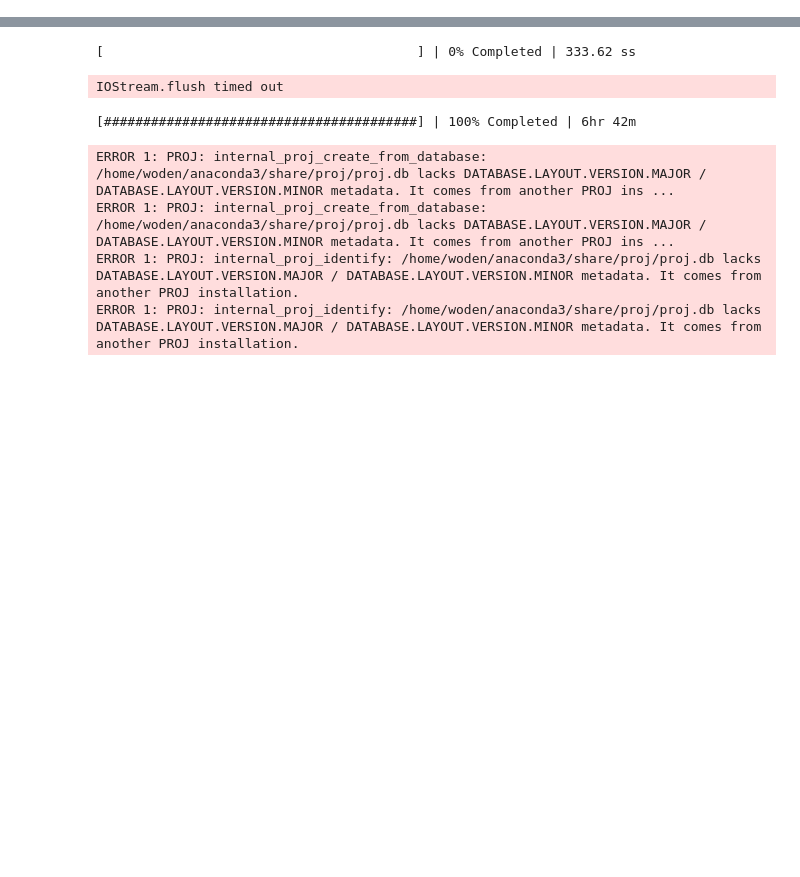
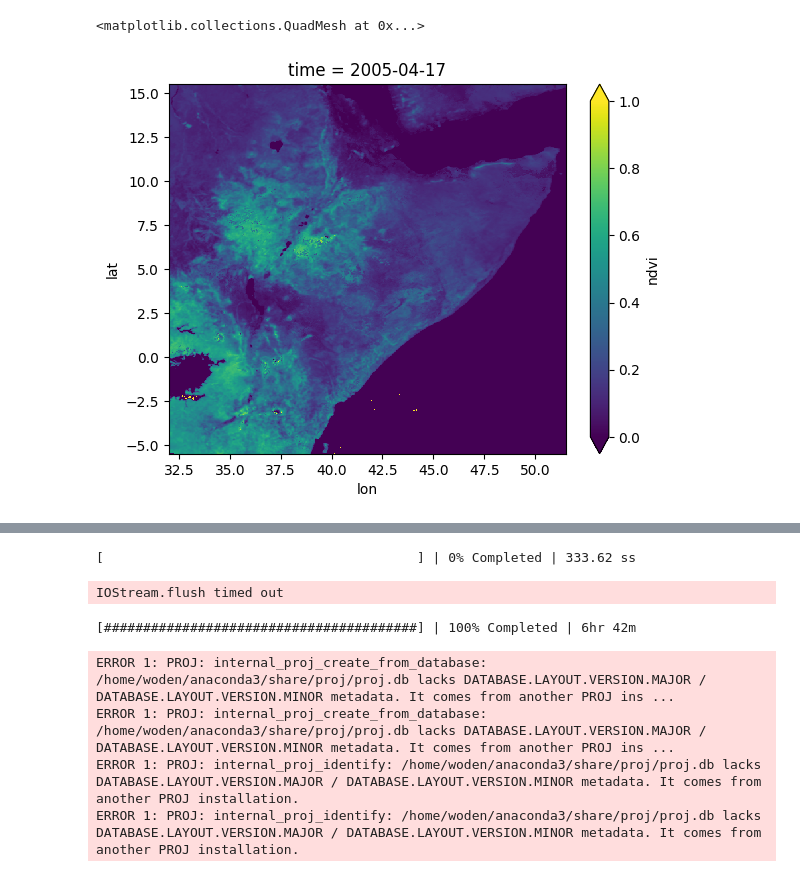
Before and after one commit to Riccardo7-DS/Indices_analysis, a Jupyter notebook: notebooks/test_ndvi.ipynb, the cells around one changed output, grey strips where cells are left out. Drawn from its saved outputs; the diff is of its cells as text; code cells hidden in the pictures; blank space fills up the shorter version.

```diff
--- a/notebooks/test_ndvi.ipynb
+++ b/notebooks/test_ndvi.ipynb
@@ -11,15 +1,34 @@ ds_ndvi = xr.open_zarr(os.path.join(config["NDVI"]["ndvi_path"],filename), chunk
 # %%
+from dask.distributed import Client
+import numpy as np
+import dask.array as da
+from dask import delayed
+
+
+client = Client(n_workers=6)
+client
+
 from utils.xarray_functions import add_time
+import os
+import xarray as xr
+from utils.xarray_functions import add_time, compute_radiance
+from utils.xarray_functions import compute_ndvi
+from utils.function_clns import config
+
+
+### SEVIRI
+chunks = {"time":-1, "lat":25, "lon":25}
+filename = "ndvi_full_image.zarr"
+ds_ndvi_915 = xr.open_zarr(os.path.join(config["NDVI"]["ndvi_path"],filename), chunks=chunks)
 
 def preprocess(ds):
     ds = add_time(ds)
     return ds
 
+# path1 = "/media/BIFROST/N2/Riccardo/MSG/cloudmask/processed_clouds/09_30"
+# files = [os.path.join(path1, file) for file in os.listdir(path1) if file.endswith(".nc")][:4]
+# ds_cloud930 = xr.open_mfdataset(files, preprocess=preprocess)
 
-path1 = "/media/BIFROST/N2/Riccardo/MSG/cloudmask/processed_clouds/09_30"
-files = [os.path.join(path1, file) for file in os.listdir(path1) if file.endswith(".nc")][:4]
-ds_cloud1 = xr.open_mfdataset(files, preprocess=preprocess)
-
-path2 = "/media/BIFROST/N2/Riccardo/MSG/cloudmask/processed_clouds/09_00"
-files = [os.path.join(path2, file) for file in os.listdir(path2) if file.endswith(".nc")][:4]
-ds_cloud2 = xr.open_mfdataset(files, preprocess=preprocess, engine='netcdf4')
+path2 = "/media/BIFROST/N2/Riccardo/MSG/cloudmask/processed_clouds/09_15"
+files = [os.path.join(path2, file) for file in os.listdir(path2) if file.endswith(".nc")]
+ds_cloud915 = xr.open_mfdataset(files, preprocess=preprocess, engine='netcdf4', parallel=True)
@@ -25,0 +44,10 @@ ds_cloud2 = xr.open_mfdataset(files, preprocess=preprocess, engine='netcdf4')
+# %%
+from vegetation.preprocessing.ndvi_prep import apply_seviri_cloudmask
+ds = apply_seviri_cloudmask(ds_ndvi_915, ds_cloud915)
+
+from vegetation.preprocessing.ndvi_prep import XarrayWS
+from dask.diagnostics import ProgressBar
+
+ws_ds = XarrayWS(ds.chunk(chunks={"time":-1, "lat":50, "lon":50}))
+with ProgressBar():
+    ds_clean = ws_ds.apply_ws2doptvp(variable="ndvi", p=0.99, lambda_max=4)
@@ -25,0 +81,5 @@ ds_cloud2 = xr.open_mfdataset(files, preprocess=preprocess, engine='netcdf4')
+# %%
+ds_clean.ndvi.isel(time=100).plot(vmax = 1, vmin=0)
+# %% [output]
+<matplotlib.collections.QuadMesh at 0x...>
+[figure, added]
```
Also changed, not shown: parts of 11 cells of this notebook, 4 other files.
